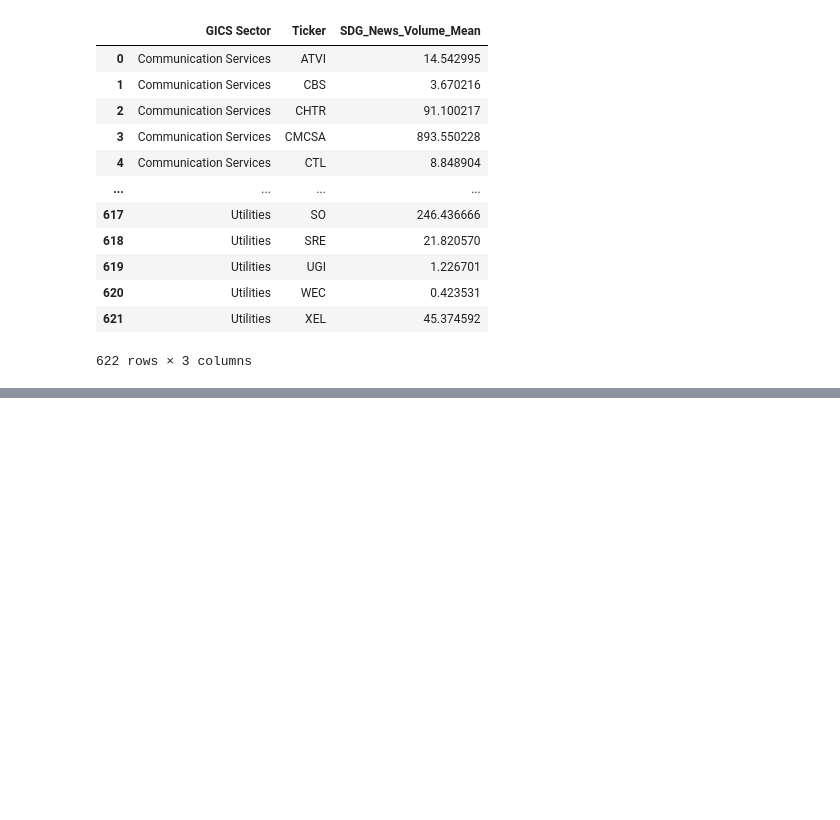
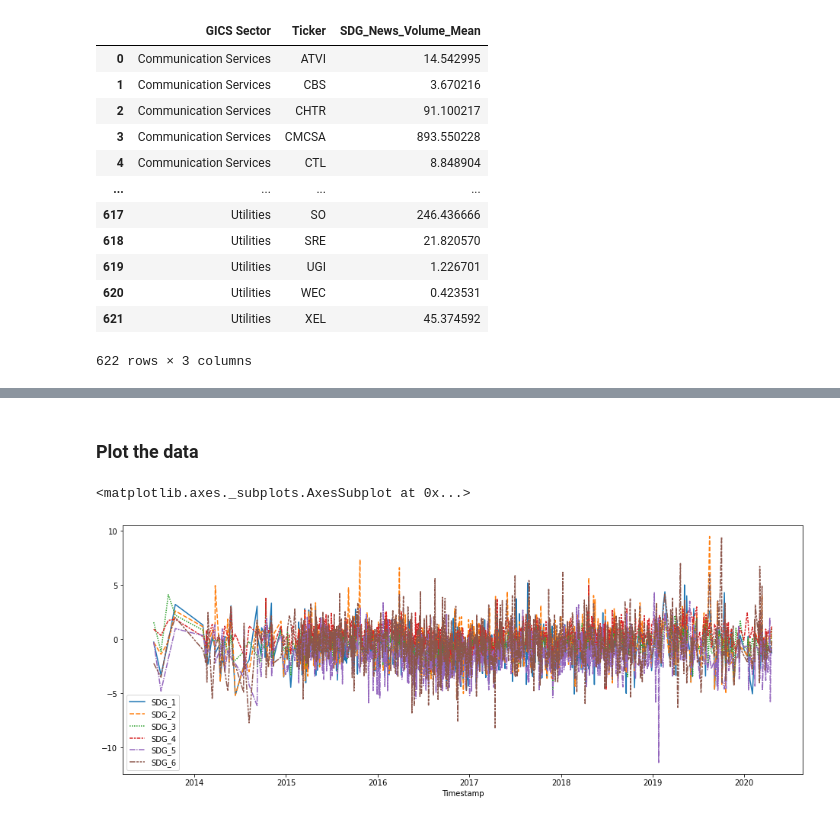
Before and after one commit to SavannahY/Global-A.I.-Data-Science, a Jupyter notebook: SDG.ipynb, the cells around one changed output, grey strips where cells are left out. Saved outputs shown, nothing was run; the diff lists cells and outputs as text; code cells hidden in the pictures; blank space fills up the shorter version.

```diff
--- a/SDG.ipynb
+++ b/SDG.ipynb
@@ -139,0 +295,5 @@ grouped_df['SDG_News_Volume_Mean'].var().reset_index()
+# %%
+# remove all the rows that contain a missing value
+# 102073 rows × 96 columns
+
+withoutNa_df = df.dropna()
@@ -139,0 +325,3 @@ grouped_df['SDG_News_Volume_Mean'].var().reset_index()
+# %%
+CMCSA_data = withoutNa_df[withoutNa_df.Ticker.isin(['CMCSA'])]
+print(CMCSA_data)
@@ -139,0 +343,2 @@ grouped_df['SDG_News_Volume_Mean'].var().reset_index()
+# %%
+CMCSA_df = CMCSA_data[ ['Timestamp'] + list(CMCSA_data.loc[:,'SDG_1':'SDG_Mean']) ]
@@ -139,0 +352,4 @@ grouped_df['SDG_News_Volume_Mean'].var().reset_index()
+# %%
+# create a new column, date_parsed, with the parsed dates
+CMCSA_df['Timestamp'] = pd.to_datetime(CMCSA_df['Timestamp'])
+CMCSA_df.set_index('Timestamp',inplace = True)
@@ -139,0 +379,11 @@ grouped_df['SDG_News_Volume_Mean'].var().reset_index()
+# %% [markdown]
+### Plot the data
+# %%
+# Set the width and height of the figure
+plt.figure(figsize=(16,6))
+
+# Line chart showing how SDGs evolved over time
+sns.lineplot(data=CMCSA_df.loc[:,'SDG_1':'SDG_6'])
+# %% [output]
+<matplotlib.axes._subplots.AxesSubplot at 0x...>
+[figure, added]
```
Also changed, not shown: parts of 30 cells of this notebook.
